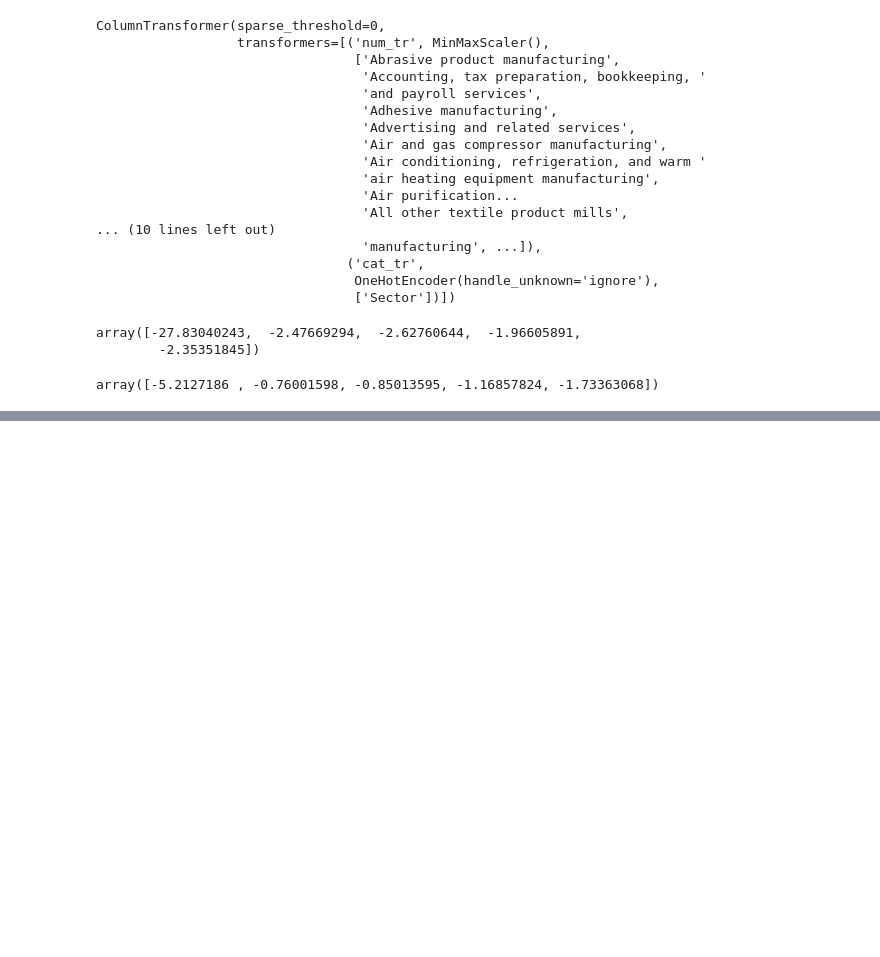
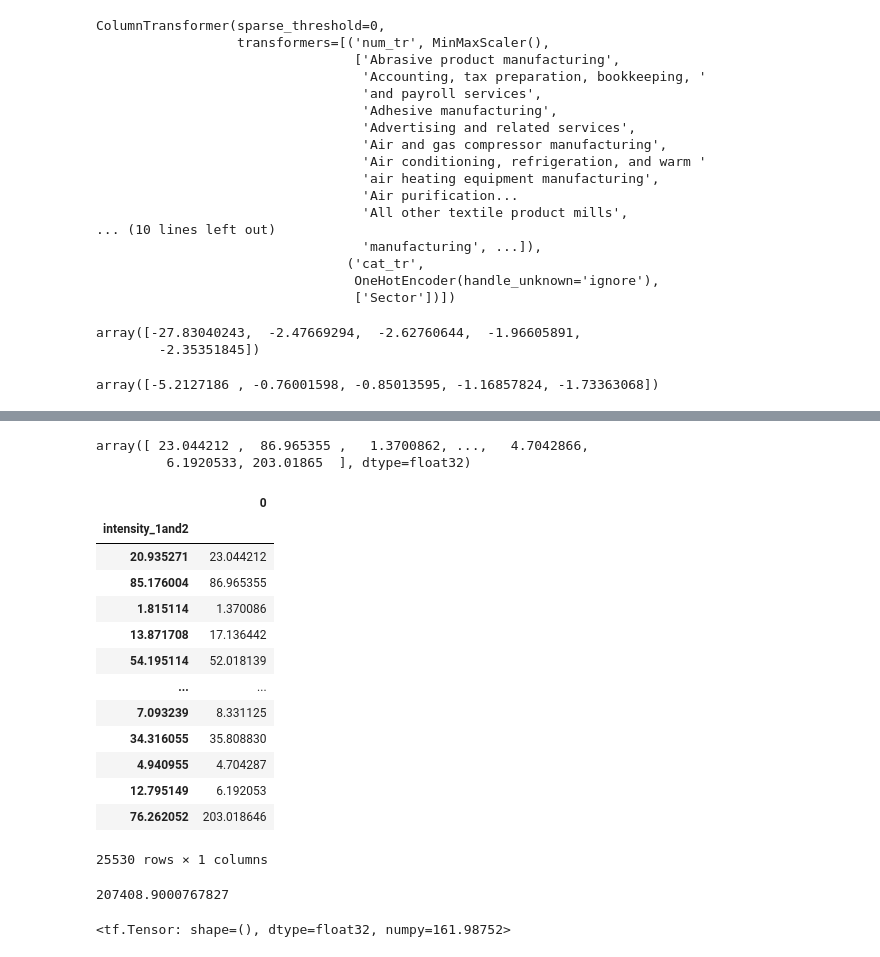
Before and after one commit to leocmcheung/carbon-forecast, a Jupyter notebook: notebooks/leo_D5_xgboost_on_all_avail.ipynb, the cells around one changed output, grey strips where cells are left out. Saved outputs shown, nothing was run; the diff lists cells and outputs as text; code cells hidden in the pictures; blank space fills up the shorter version.

```diff
--- a/notebooks/leo_D5_xgboost_on_all_avail.ipynb
+++ b/notebooks/leo_D5_xgboost_on_all_avail.ipynb
@@ -140,0 +141,3 @@ cross_val_score(model3, X_train_transformed, y_train, cv=5, scoring="neg_mean_ab
+# %%
+model4 = XGBRegressor(n_estimators=1500, max_depth=10, objective="reg:squarederror", eval_metric="mape")
+model4.fit(X_train_transformed, y_train)
@@ -140,0 +155,31 @@ cross_val_score(model3, X_train_transformed, y_train, cv=5, scoring="neg_mean_ab
+# %%
+y_pred = model4.predict(X_test_transformed)
+y_pred
+# %% [output]
+array([ 23.044212 ,  86.965355 ,   1.3700862, ...,   4.7042866,
+         6.1920533, 203.01865  ], dtype=float32)
+# %%
+pd.DataFrame(y_pred, y_test)
+# %% [output]
+|  | 0 |
+| intensity_1and2 |  |
+| 20.935271 | 23.044212 |
+| 85.176004 | 86.965355 |
+| 1.815114 | 1.370086 |
+| 13.871708 | 17.136442 |
+| 54.195114 | 52.018139 |
+| ... | ... |
+| 7.093239 | 8.331125 |
+| 34.316055 | 35.808830 |
+| 4.940955 | 4.704287 |
+| 12.795149 | 6.192053 |
+| 76.262052 | 203.018646 |
+25530 rows × 1 columns
+# %%
+y_test.max()
+# %% [output]
+207408.9000767827
+# %%
+mean_absolute_percentage_error(y_test, y_pred)
+# %% [output]
+<tf.Tensor: shape=(), dtype=float32, numpy=161.98752>
```
Also changed, not shown: parts of 7 cells of this notebook.
